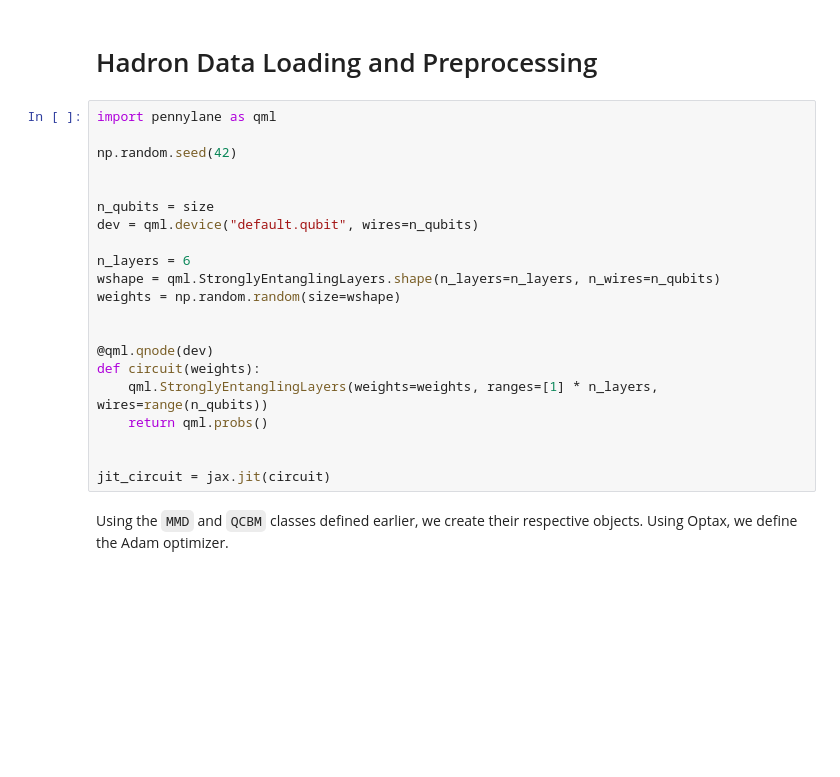
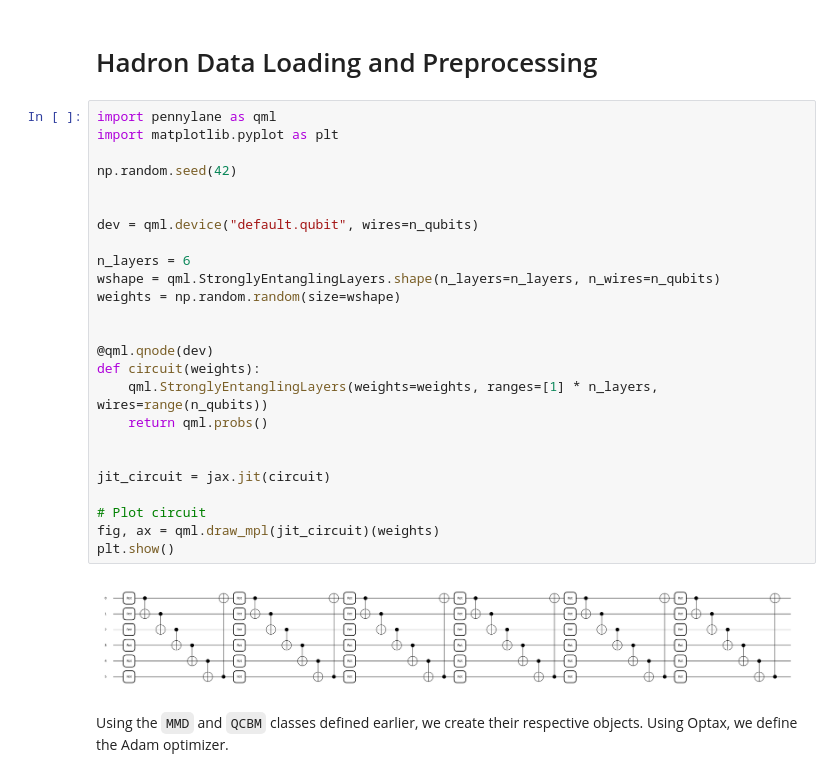
Before and after one commit to jaimanm/qml-hadron, a Jupyter notebook: qcbm.ipynb, the cells around one changed output. Drawn from its saved outputs; the diff is of its cells as text; blank space fills up the shorter version.

```diff
--- a/qcbm.ipynb
+++ b/qcbm.ipynb
@@ -226,25 +225,31 @@ and also change the variables in the testing section
 # Hadron Data Loading and Preprocessing
 # %%
 import pennylane as qml
+import matplotlib.pyplot as plt
 
 np.random.seed(42)
 
 
-n_qubits = size
 dev = qml.device("default.qubit", wires=n_qubits)
 
 n_layers = 6
 wshape = qml.StronglyEntanglingLayers.shape(n_layers=n_layers, n_wires=n_qubits)
 weights = np.random.random(size=wshape)
 
 
 @qml.qnode(dev)
 def circuit(weights):
     qml.StronglyEntanglingLayers(weights=weights, ranges=[1] * n_layers, wires=range(n_qubits))
     return qml.probs()
 
 
 jit_circuit = jax.jit(circuit)
+
+# Plot circuit
+fig, ax = qml.draw_mpl(jit_circuit)(weights)
+plt.show()
+# %% [output]
+[figure, added]
 # %% [markdown]
 Using the `MMD` and `QCBM` classes defined earlier, we create their
 respective objects. Using Optax, we define the Adam optimizer.
```
Also changed, not shown: parts of 8 cells of this notebook.
